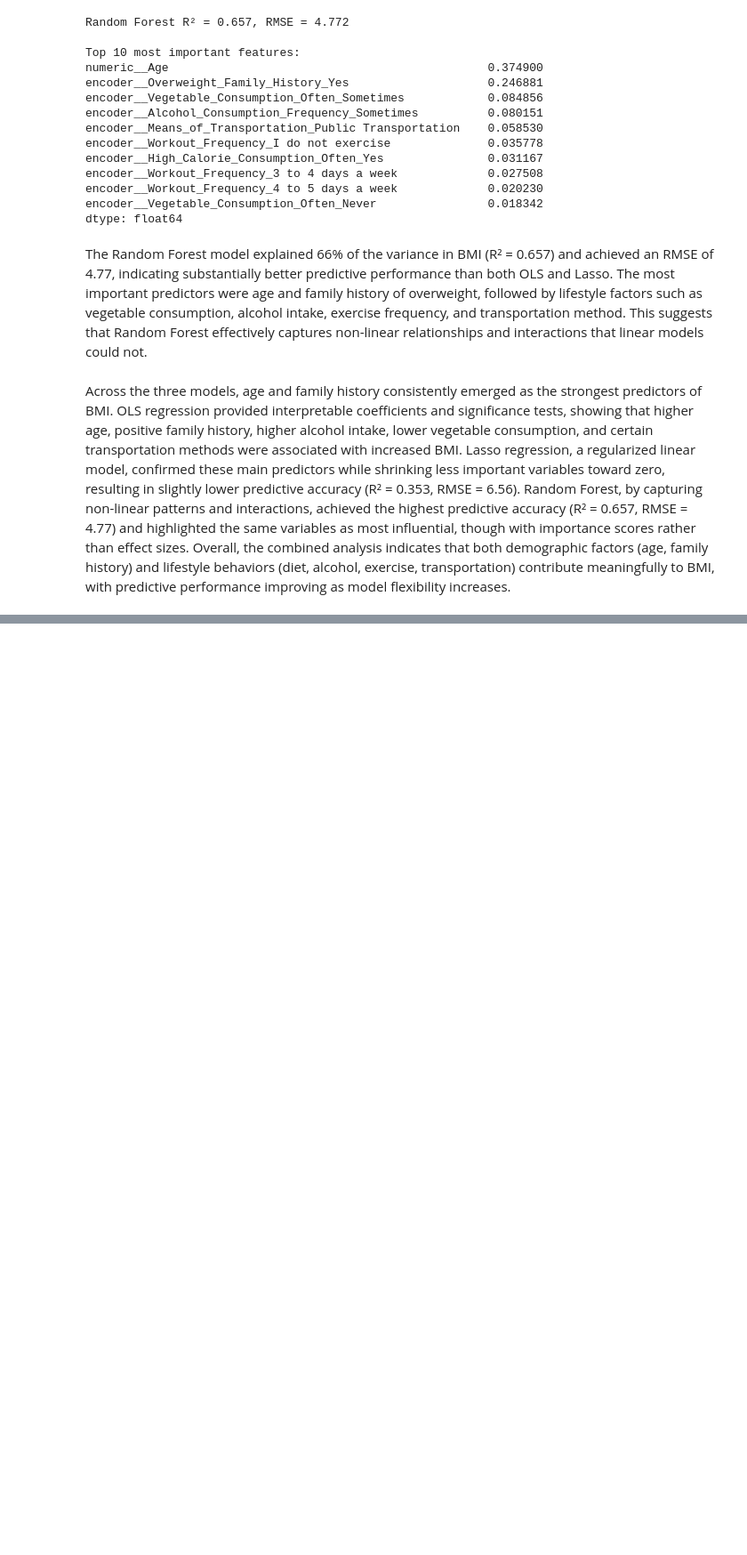
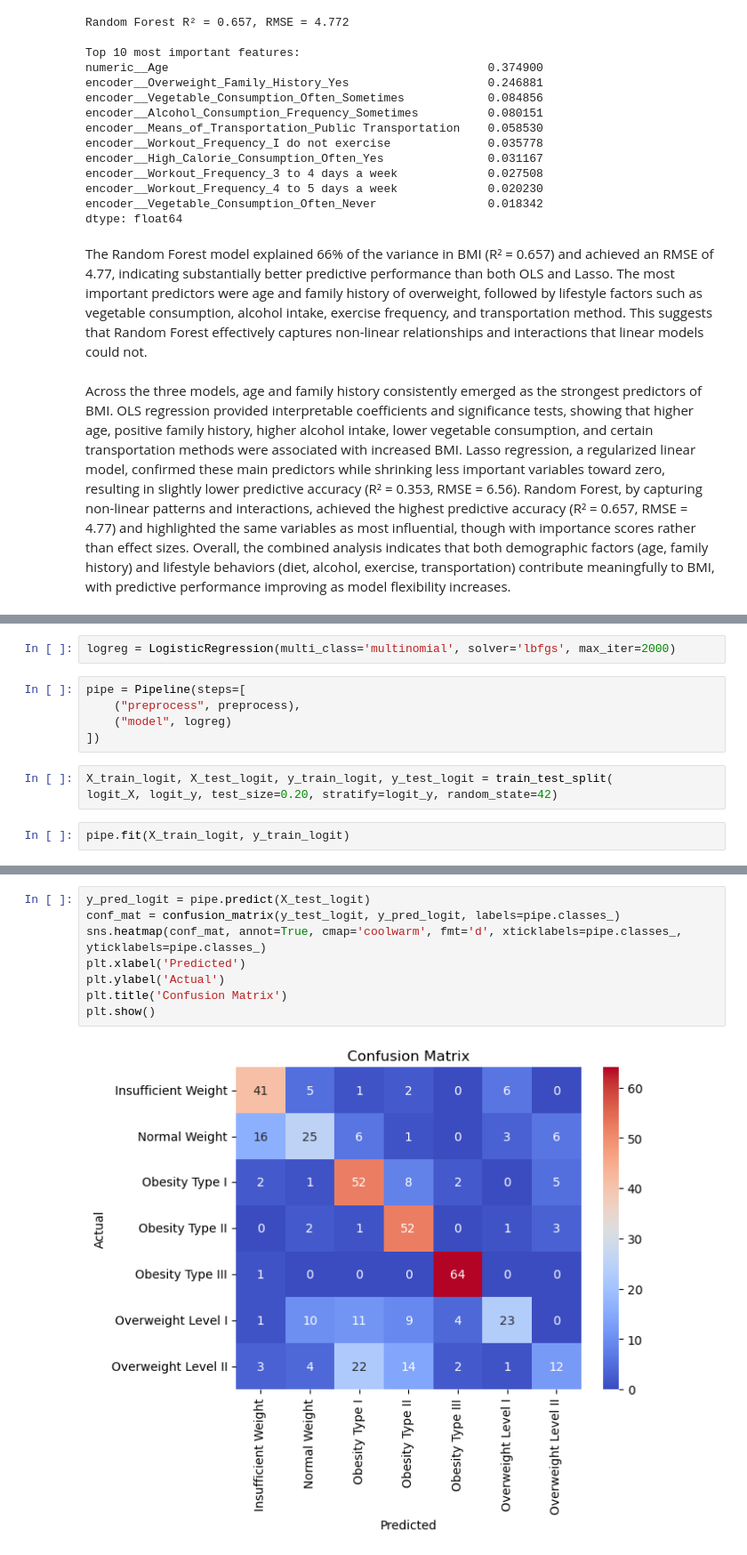
Before and after one commit to natalieseah/MLFinalProject, a Jupyter notebook: DS 6021 Final Project.ipynb, the cells around one changed output, grey strips where cells are left out. Shown at 89% size. Cells and saved outputs as stored; diff of their text form; blank space fills up the shorter version.

Commit message:
Erin adding logistic regression

```diff
--- a/DS 6021 Final Project.ipynb
+++ b/DS 6021 Final Project.ipynb
@@ -580,0 +649,12 @@ Across the three models, age and family history consistently emerged as the stro
+# %%
+logreg = LogisticRegression(multi_class='multinomial', solver='lbfgs', max_iter=2000)
+# %%
+pipe = Pipeline(steps=[
+    ("preprocess", preprocess),
+    ("model", logreg)
+])
+# %%
+X_train_logit, X_test_logit, y_train_logit, y_test_logit = train_test_split(
+logit_X, logit_y, test_size=0.20, stratify=logit_y, random_state=42)
+# %%
+pipe.fit(X_train_logit, y_train_logit)
@@ -580,0 +694,10 @@ Across the three models, age and family history consistently emerged as the stro
+# %%
+y_pred_logit = pipe.predict(X_test_logit)
+conf_mat = confusion_matrix(y_test_logit, y_pred_logit, labels=pipe.classes_)
+sns.heatmap(conf_mat, annot=True, cmap='coolwarm', fmt='d', xticklabels=pipe.classes_, yticklabels=pipe.classes_)
+plt.xlabel('Predicted')
+plt.ylabel('Actual')
+plt.title('Confusion Matrix')
+plt.show()
+# %% [output]
+[figure, added]
```
Also changed, not shown: parts of 29 cells of this notebook.
